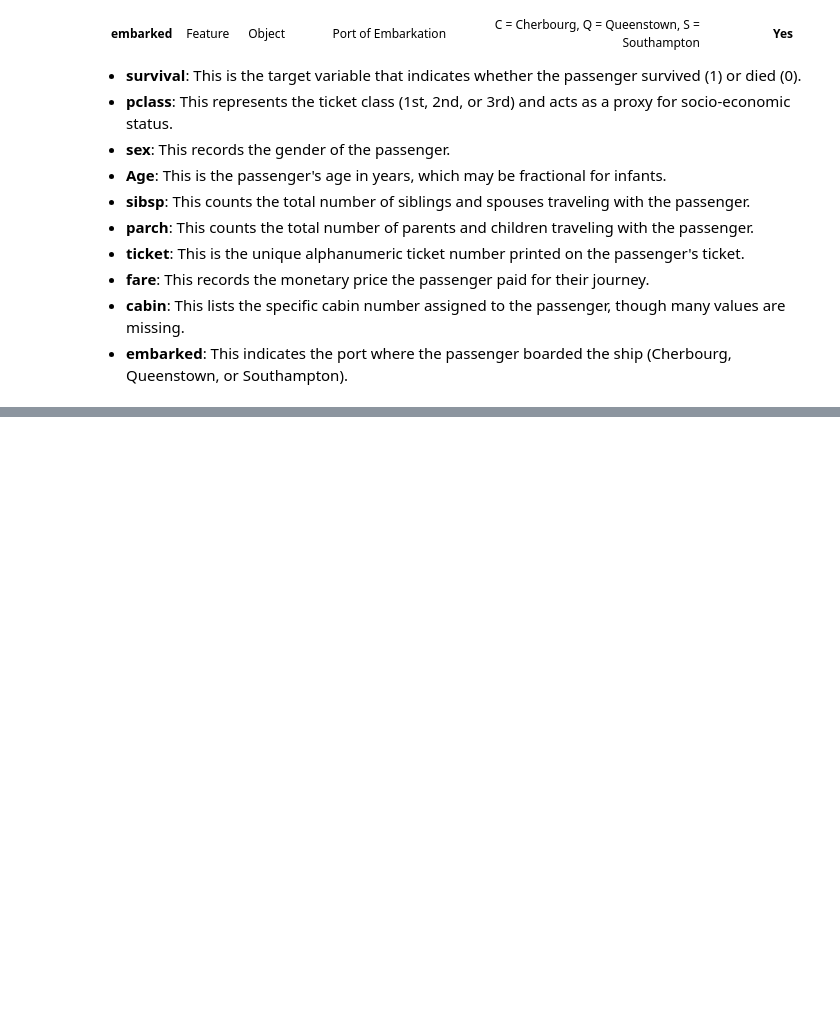
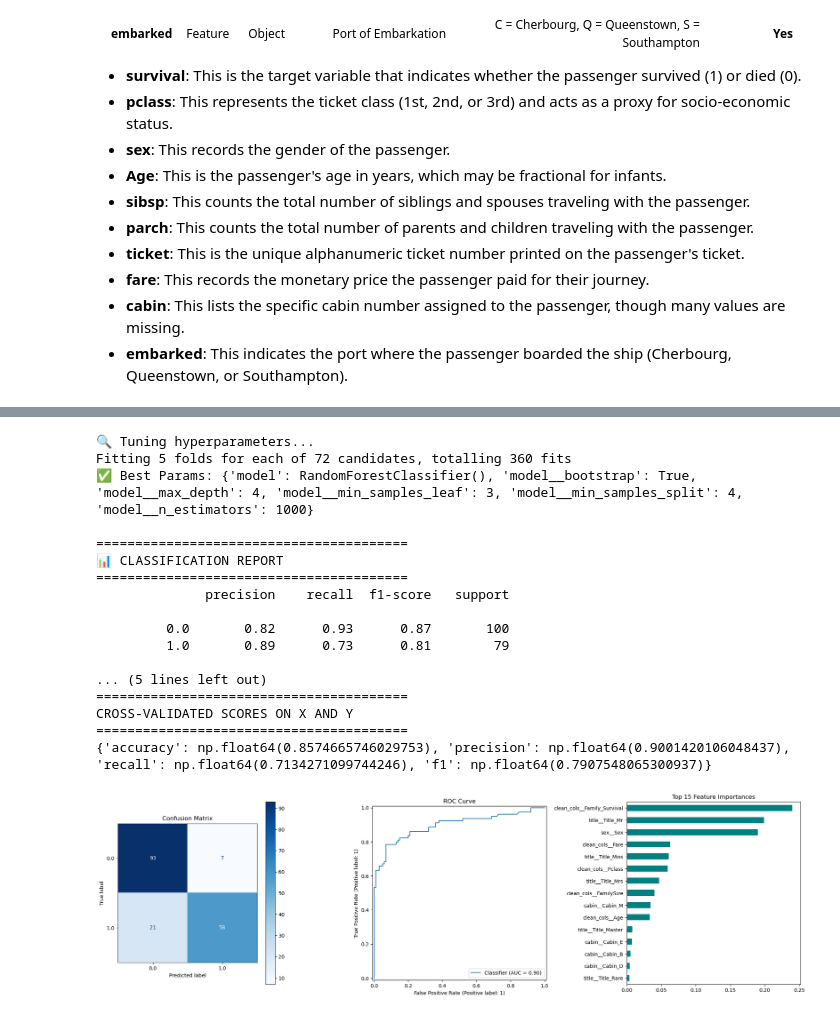
Before and after one commit to Jobo0/titanic-ensemble-classifier, a Jupyter notebook: 02_Final_Pipeline.ipynb, the cells around one changed output, grey strips where cells are left out. Drawn from its saved outputs; the diff is of its cells as text; code cells hidden in the pictures; blank space fills up the shorter version.

```diff
--- a/02_Final_Pipeline.ipynb
+++ b/02_Final_Pipeline.ipynb
@@ -232,0 +256,21 @@ param_grid_lr = [
+# %%
+rf_model = train_and_evaluate(final_preprocessor, X_train, X_test, y_train, y_test, X=X, y=y, feature_engineering=feat_eng_functionTransformer, param_grid=param_grid_rf)
+# %% [output]
+🔍 Tuning hyperparameters...
+Fitting 5 folds for each of 72 candidates, totalling 360 fits
+✅ Best Params: {'model': RandomForestClassifier(), 'model__bootstrap': True, 'model__max_depth': 4, 'model__min_samples_leaf': 3, 'model__min_samples_split': 4, 'model__n_estimators': 1000}
+
+========================================
+📊 CLASSIFICATION REPORT
+========================================
+              precision    recall  f1-score   support
+
+         0.0       0.82      0.93      0.87       100
+         1.0       0.89      0.73      0.81        79
+
+... (5 lines left out)
+========================================
+CROSS-VALIDATED SCORES ON X AND Y
+========================================
+{'accuracy': np.float64(0.8574665746029753), 'precision': np.float64(0.9001420106048437), 'recall': np.float64(0.7134271099744246), 'f1': np.float64(0.7907548065300937)}
+[figure, added]
```
Also changed, not shown: parts of 17 cells of this notebook, 3 other files.
